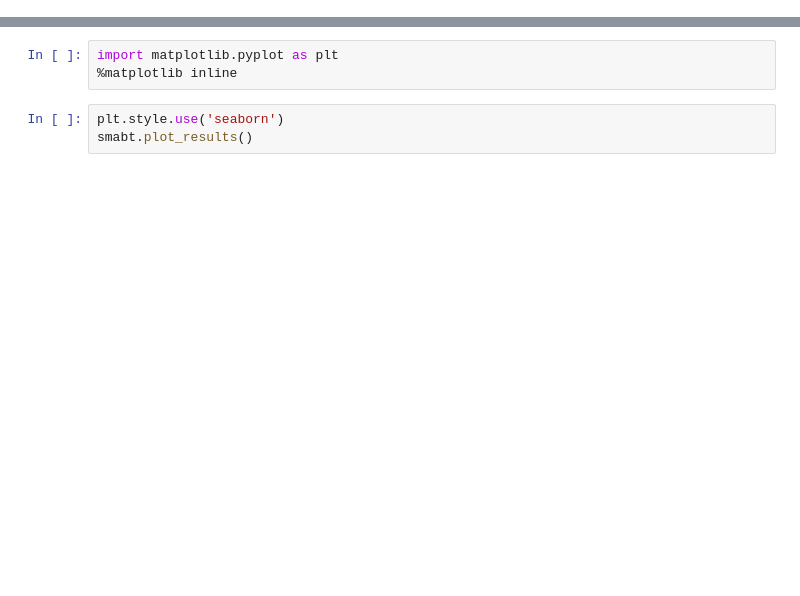
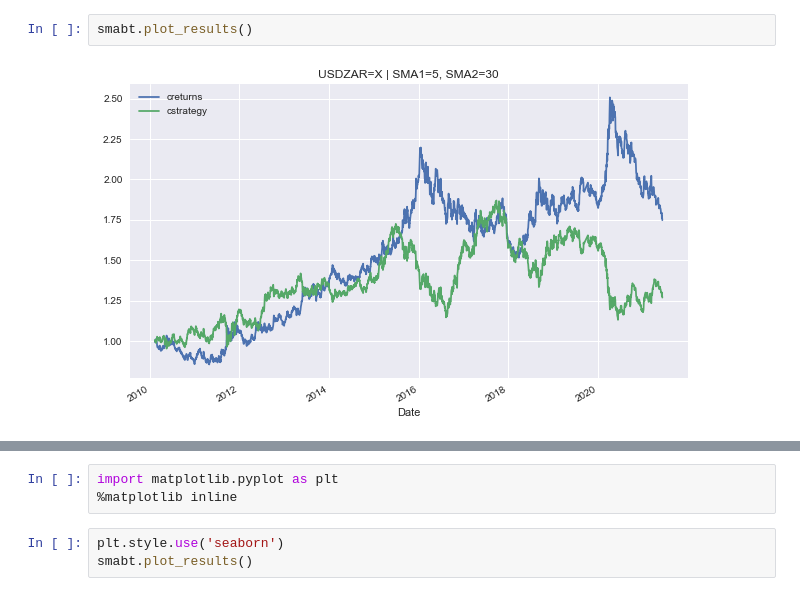
Before and after one commit to KeatonSaunders/Python, a Jupyter notebook: Finance projects/Algorithmic Trading.ipynb, the cells around one changed output, grey strips where cells are left out. Saved outputs shown, nothing was run; the diff lists cells and outputs as text; blank space fills up the shorter version.

```diff
--- a/Finance projects/Algorithmic Trading.ipynb
+++ b/Finance projects/Algorithmic Trading.ipynb
@@ -258,3 +260,7 @@ smabt.run_strategy()
+# %%
+smabt.plot_results()
+# %% [output]
+[figure, added]
 # %%
 %%time
 smabt.optimize_parameters((10, 60, 2),(100, 300, 2))
```
Also changed, not shown: parts of 12 cells of this notebook, 33 other files.
